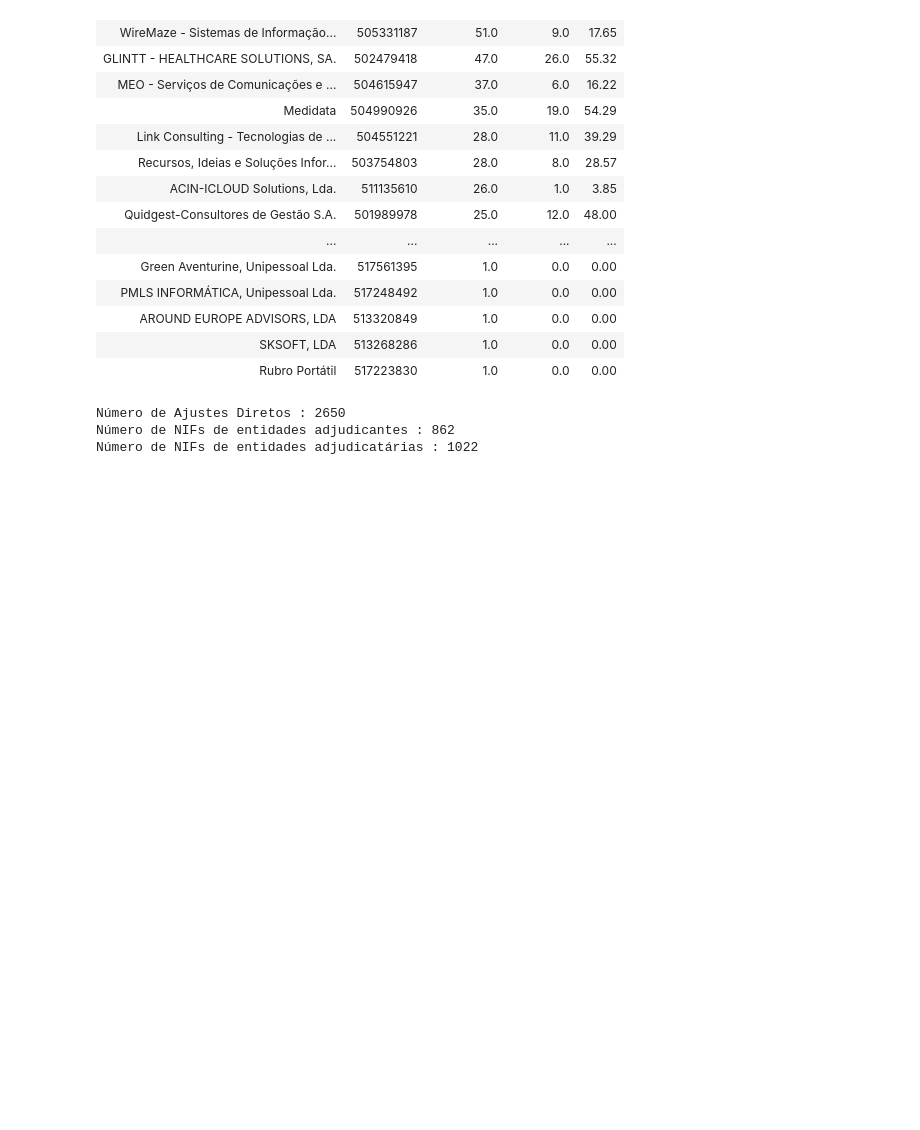
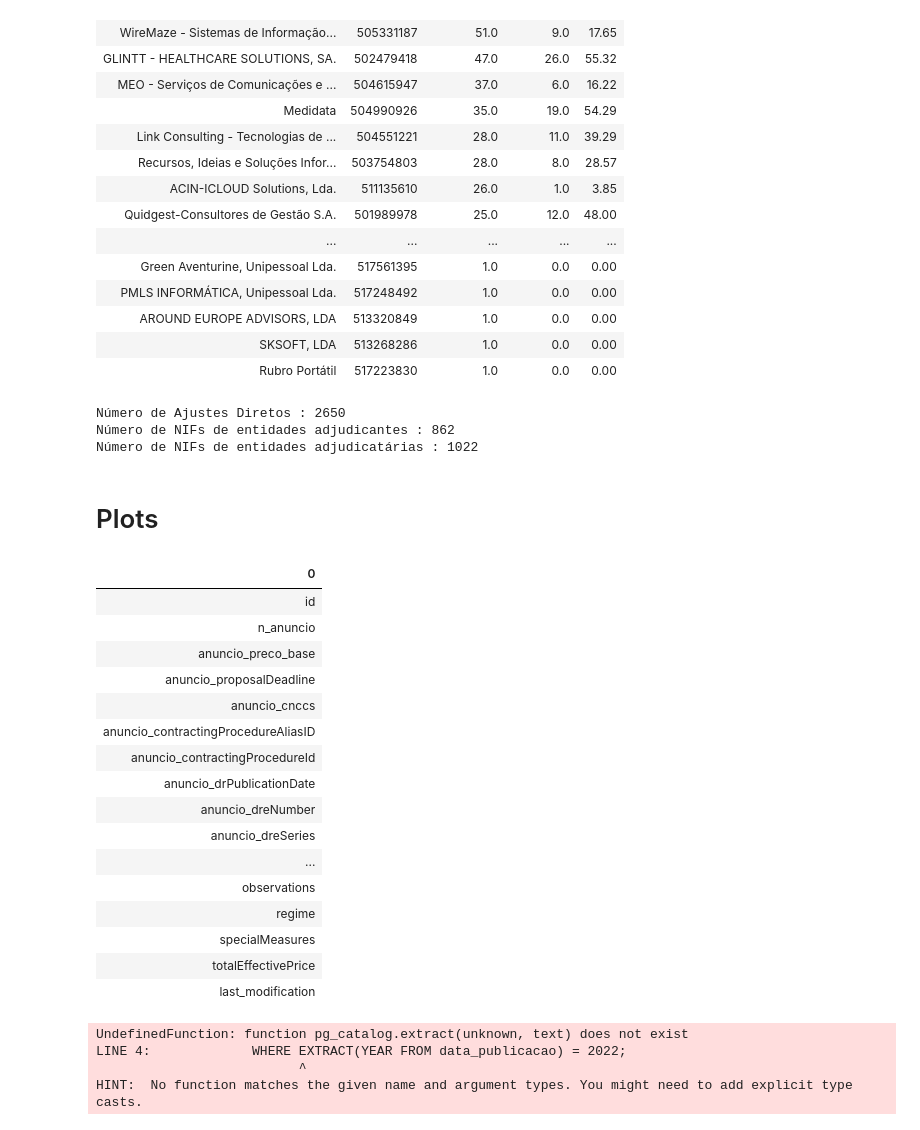
Before and after one commit to francisco-vpereira/ForceraIntership, a Jupyter notebook: forcera/scripts/contratos_v2.ipynb, the cells around one changed output. Saved outputs shown, nothing was run; the diff lists cells and outputs as text; code cells hidden in the pictures; blank space fills up the shorter version.

```diff
--- a/forcera/scripts/contratos_v2.ipynb
+++ b/forcera/scripts/contratos_v2.ipynb
@@ -1305,3 +1103,44 @@ print('Número de NIFs de entidades adjudicatárias :', len(C2))
 Número de Ajustes Diretos : 2650
 Número de NIFs de entidades adjudicantes : 862
 Número de NIFs de entidades adjudicatárias : 1022
+# %% [markdown]
+# Plots
+# %%
+cur = conn.cursor()
+cur.execute('''
+            SELECT column_name
+            FROM information_schema.columns
+            WHERE table_name = 'contratos';''')
+
+h(pd.DataFrame(cur.fetchall()))
+# %% [output]
+| 0 |
+| id |
+| n_anuncio |
+| anuncio_preco_base |
+| anuncio_proposalDeadline |
+| anuncio_cnccs |
+| anuncio_contractingProcedureAliasID |
+| anuncio_contractingProcedureId |
+| anuncio_drPublicationDate |
+| anuncio_dreNumber |
+| anuncio_dreSeries |
+| ... |
+| observations |
+| regime |
+| specialMeasures |
+| totalEffectivePrice |
+| last_modification |
+# %%
+cur = conn.cursor()
+cur.execute('''
+            SELECT data_publicacao
+            FROM "contratos"
+            WHERE EXTRACT(YEAR FROM data_publicacao) = 2022;''')
+
+h(pd.DataFrame(cur.fetchall()))
+# %% [output]
+UndefinedFunction: function pg_catalog.extract(unknown, text) does not exist
+LINE 4:             WHERE EXTRACT(YEAR FROM data_publicacao) = 2022;
+                          ^
+HINT:  No function matches the given name and argument types. You might need to add explicit type casts.
```
Also changed, not shown: parts of 22 cells of this notebook.
